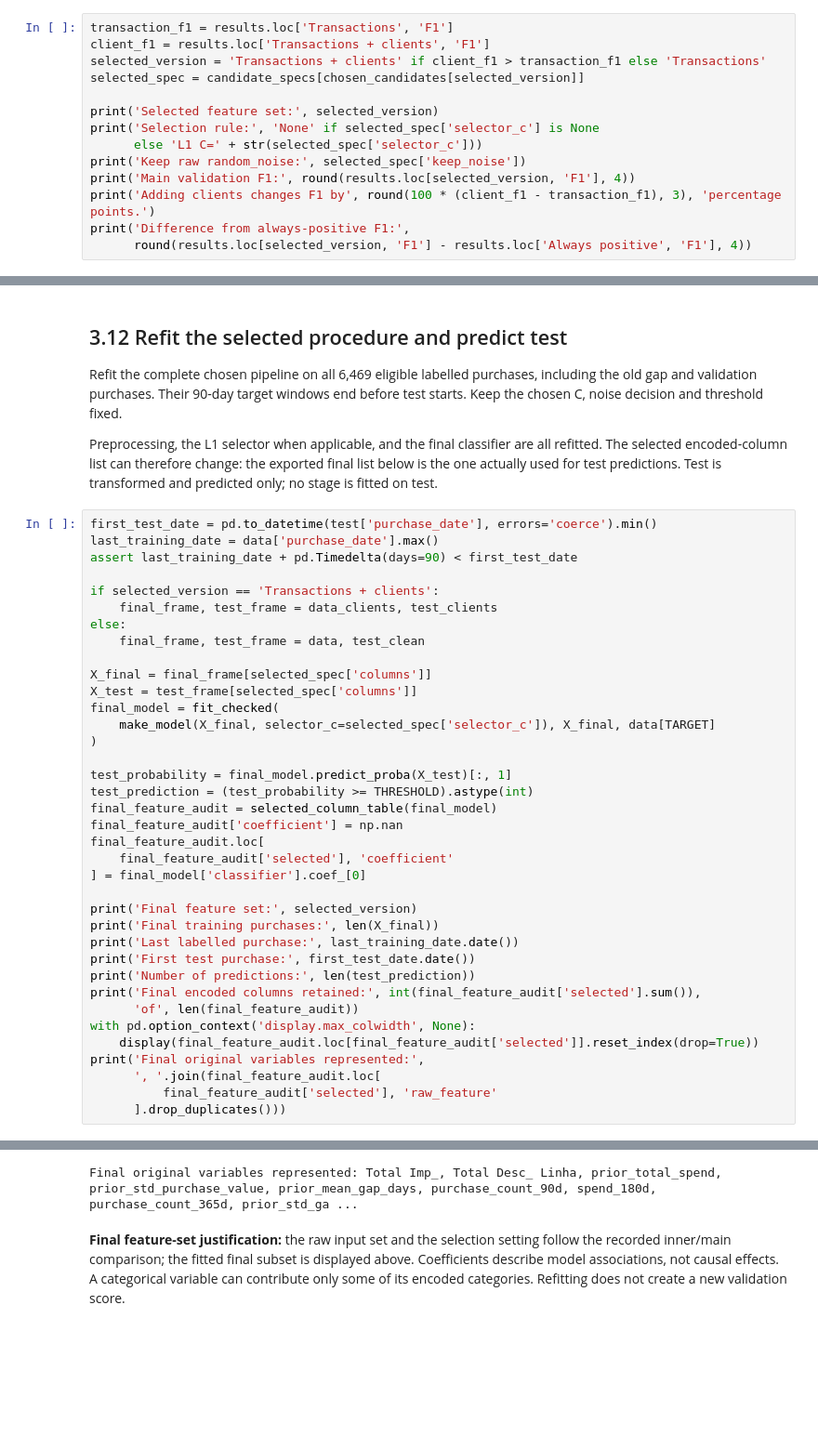
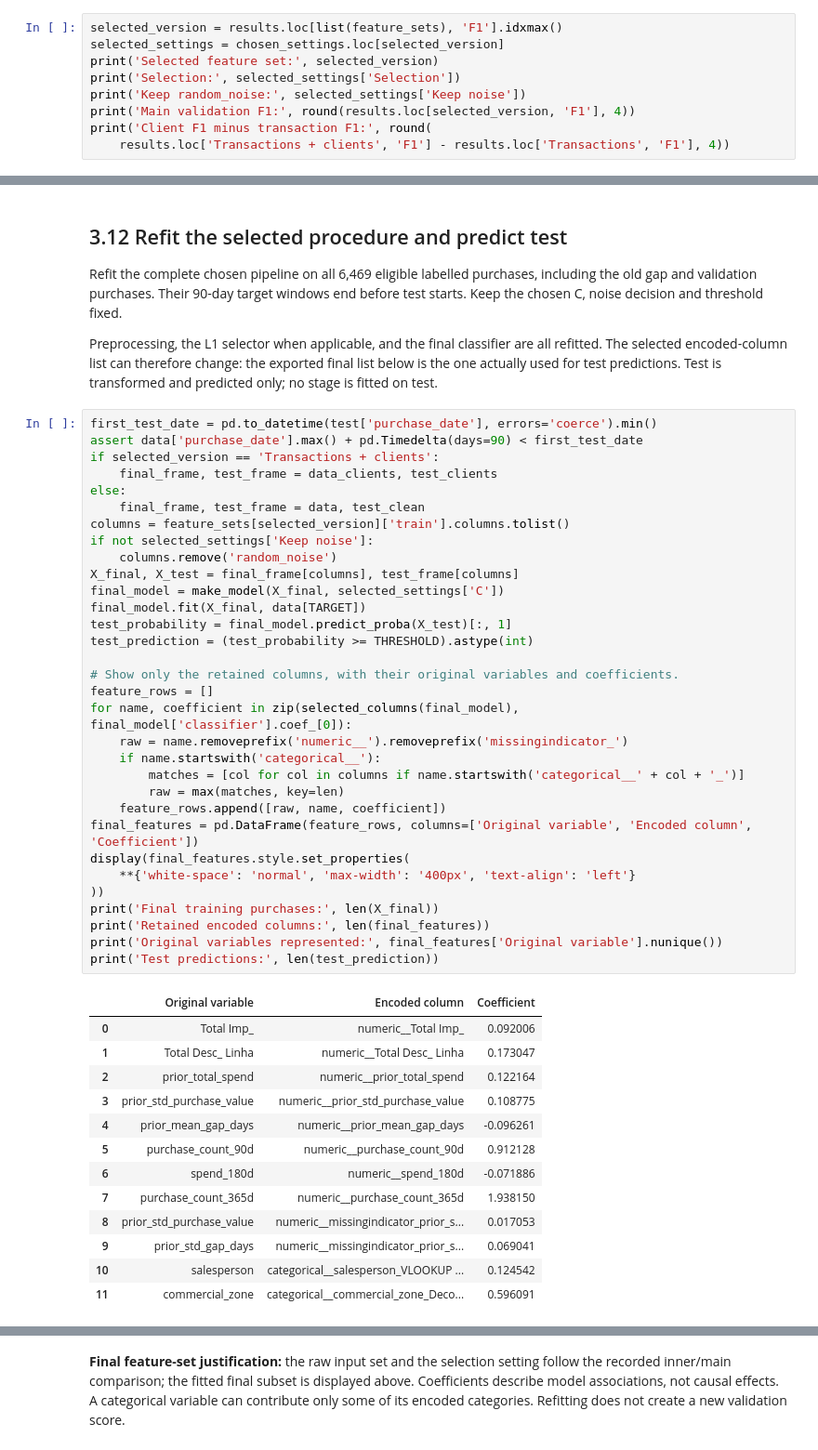
Before and after one commit to alfredosoudo21/ML_Group_04, a Jupyter notebook: notebooks/03_temporal_baseline_experiments.ipynb, the cells around one changed output, grey strips where cells are left out. Shown at 93% size. Saved outputs shown, nothing was run; the diff lists cells and outputs as text; blank space fills up the shorter version.

Commit message:
Simplify temporal experiments and finalize intermediate deliverables

```diff
--- a/notebooks/03_temporal_baseline_experiments.ipynb
+++ b/notebooks/03_temporal_baseline_experiments.ipynb
@@ -673,18 +574,13 @@ Procedures chosen inside training — main validation scores:
 # %% [markdown]
 **Interpretation:** the dummy has perfect recall by predicting every purchase positive, but lower precision. More accurate predictions do not necessarily have higher F1. Read both tables: feature reduction can preserve, improve or worsen the main validation result. An inner win need not generalise to the later period.
 # %%
-transaction_f1 = results.loc['Transactions', 'F1']
-client_f1 = results.loc['Transactions + clients', 'F1']
-selected_version = 'Transactions + clients' if client_f1 > transaction_f1 else 'Transactions'
-selected_spec = candidate_specs[chosen_candidates[selected_version]]
-
+selected_version = results.loc[list(feature_sets), 'F1'].idxmax()
+selected_settings = chosen_settings.loc[selected_version]
 print('Selected feature set:', selected_version)
-print('Selection rule:', 'None' if selected_spec['selector_c'] is None
-      else 'L1 C=' + str(selected_spec['selector_c']))
-print('Keep raw random_noise:', selected_spec['keep_noise'])
+print('Selection:', selected_settings['Selection'])
+print('Keep random_noise:', selected_settings['Keep noise'])
 print('Main validation F1:', round(results.loc[selected_version, 'F1'], 4))
-print('Adding clients changes F1 by', round(100 * (client_f1 - transaction_f1), 3), 'percentage points.')
-print('Difference from always-positive F1:',
-      round(results.loc[selected_version, 'F1'] - results.loc['Always positive', 'F1'], 4))
+print('Client F1 minus transaction F1:', round(
+    results.loc['Transactions + clients', 'F1'] - results.loc['Transactions', 'F1'], 4))
 # %% [output]
 Selected feature set: Transactions
@@ -729,39 +624,47 @@ Refit the complete chosen pipeline on all 6,469 eligible labelled purchases, inc
 Preprocessing, the L1 selector when applicable, and the final classifier are all refitted. The selected encoded-column list can therefore change: the exported final list below is the one actually used for test predictions. Test is transformed and predicted only; no stage is fitted on test.
 # %%
 first_test_date = pd.to_datetime(test['purchase_date'], errors='coerce').min()
-last_training_date = data['purchase_date'].max()
-assert last_training_date + pd.Timedelta(days=90) < first_test_date
-
+assert data['purchase_date'].max() + pd.Timedelta(days=90) < first_test_date
 if selected_version == 'Transactions + clients':
     final_frame, test_frame = data_clients, test_clients
 else:
     final_frame, test_frame = data, test_clean
-
-X_final = final_frame[selected_spec['columns']]
-X_test = test_frame[selected_spec['columns']]
-final_model = fit_checked(
-    make_model(X_final, selector_c=selected_spec['selector_c']), X_final, data[TARGET]
-)
-
+columns = feature_sets[selected_version]['train'].columns.tolist()
+if not selected_settings['Keep noise']:
+    columns.remove('random_noise')
+X_final, X_test = final_frame[columns], test_frame[columns]
+final_model = make_model(X_final, selected_settings['C'])
+final_model.fit(X_final, data[TARGET])
 test_probability = final_model.predict_proba(X_test)[:, 1]
 test_prediction = (test_probability >= THRESHOLD).astype(int)
-final_feature_audit = selected_column_table(final_model)
-final_feature_audit['coefficient'] = np.nan
-final_feature_audit.loc[
-    final_feature_audit['selected'], 'coefficient'
-] = final_model['classifier'].coef_[0]
 
-print('Final feature set:', selected_version)
+# Show only the retained columns, with their original variables and coefficients.
+feature_rows = []
+for name, coefficient in zip(selected_columns(final_model), final_model['classifier'].coef_[0]):
+    raw = name.removeprefix('numeric__').removeprefix('missingindicator_')
+    if name.startswith('categorical__'):
+        matches = [col for col in columns if name.startswith('categorical__' + col + '_')]
+        raw = max(matches, key=len)
+    feature_rows.append([raw, name, coefficient])
+final_features = pd.DataFrame(feature_rows, columns=['Original variable', 'Encoded column', 'Coefficient'])
+display(final_features.style.set_properties(
+    **{'white-space': 'normal', 'max-width': '400px', 'text-align': 'left'}
+))
 print('Final training purchases:', len(X_final))
-print('Last labelled purchase:', last_training_date.date())
-print('First test purchase:', first_test_date.date())
-print('Number of predictions:', len(test_prediction))
-print('Final encoded columns retained:', int(final_feature_audit['selected'].sum()),
-      'of', len(final_feature_audit))
-with pd.option_context('display.max_colwidth', None):
-    display(final_feature_audit.loc[final_feature_audit['selected']].reset_index(drop=True))
-print('Final original variables represented:',
-      ', '.join(final_feature_audit.loc[
-          final_feature_audit['selected'], 'raw_feature'
-      ].drop_duplicates()))
+print('Retained encoded columns:', len(final_features))
+print('Original variables represented:', final_features['Original variable'].nunique())
+print('Test predictions:', len(test_prediction))
 # %% [output]
+|  | Original variable | Encoded column | Coefficient |
+| 0 | Total Imp_ | numeric__Total Imp_ | 0.092006 |
+| 1 | Total Desc_ Linha | numeric__Total Desc_ Linha | 0.173047 |
+| 2 | prior_total_spend | numeric__prior_total_spend | 0.122164 |
+| 3 | prior_std_purchase_value | numeric__prior_std_purchase_value | 0.108775 |
+| 4 | prior_mean_gap_days | numeric__prior_mean_gap_days | -0.096261 |
+| 5 | purchase_count_90d | numeric__purchase_count_90d | 0.912128 |
+| 6 | spend_180d | numeric__spend_180d | -0.071886 |
+| 7 | purchase_count_365d | numeric__purchase_count_365d | 1.938150 |
+| 8 | prior_std_purchase_value | numeric__missingindicator_prior_s... | 0.017053 |
+| 9 | prior_std_gap_days | numeric__missingindicator_prior_s... | 0.069041 |
+| 10 | salesperson | categorical__salesperson_VLOOKUP ... | 0.124542 |
+| 11 | commercial_zone | categorical__commercial_zone_Deco... | 0.596091 |
@@ -787,4 +675,3 @@ Final encoded columns retained: 12 of 148
-Final original variables represented: Total Imp_, Total Desc_ Linha, prior_total_spend, prior_std_purchase_value, prior_mean_gap_days, purchase_count_90d, spend_180d, purchase_count_365d, prior_std_ga ...
 # %% [markdown]
 **Final feature-set justification:** the raw input set and the selection setting follow the recorded inner/main comparison; the fitted final subset is displayed above. Coefficients describe model associations, not causal effects. A categorical variable can contribute only some of its encoded categories. Refitting does not create a new validation score.
 # %%
```
Also changed, not shown: parts of 15 cells of this notebook, 10 other files.
